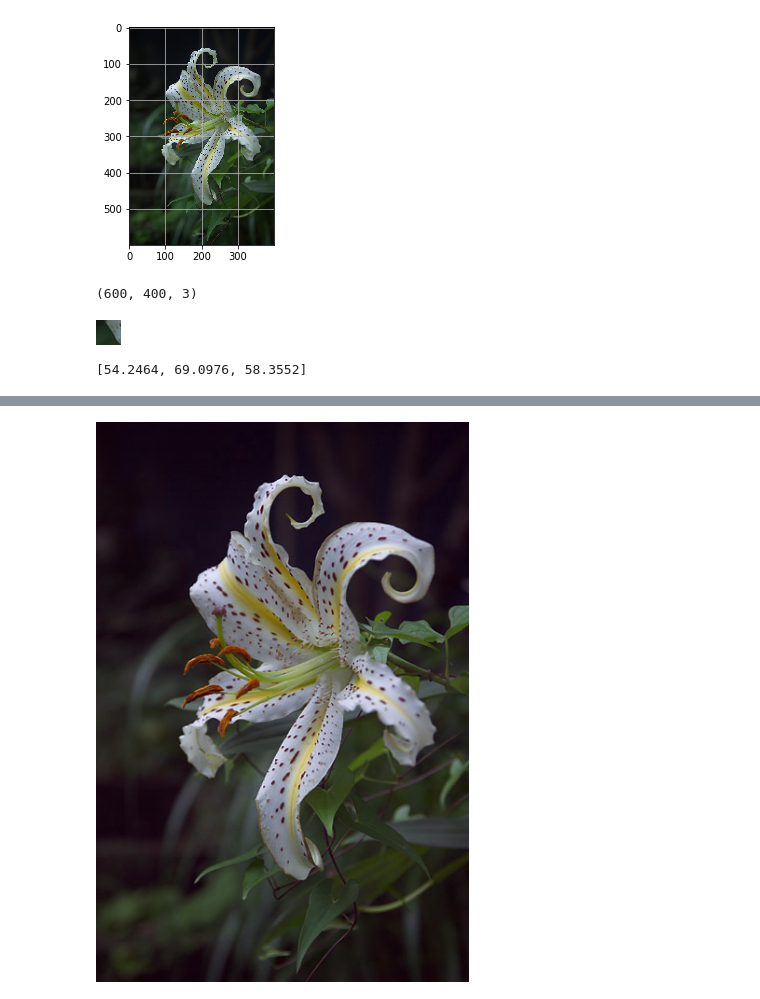
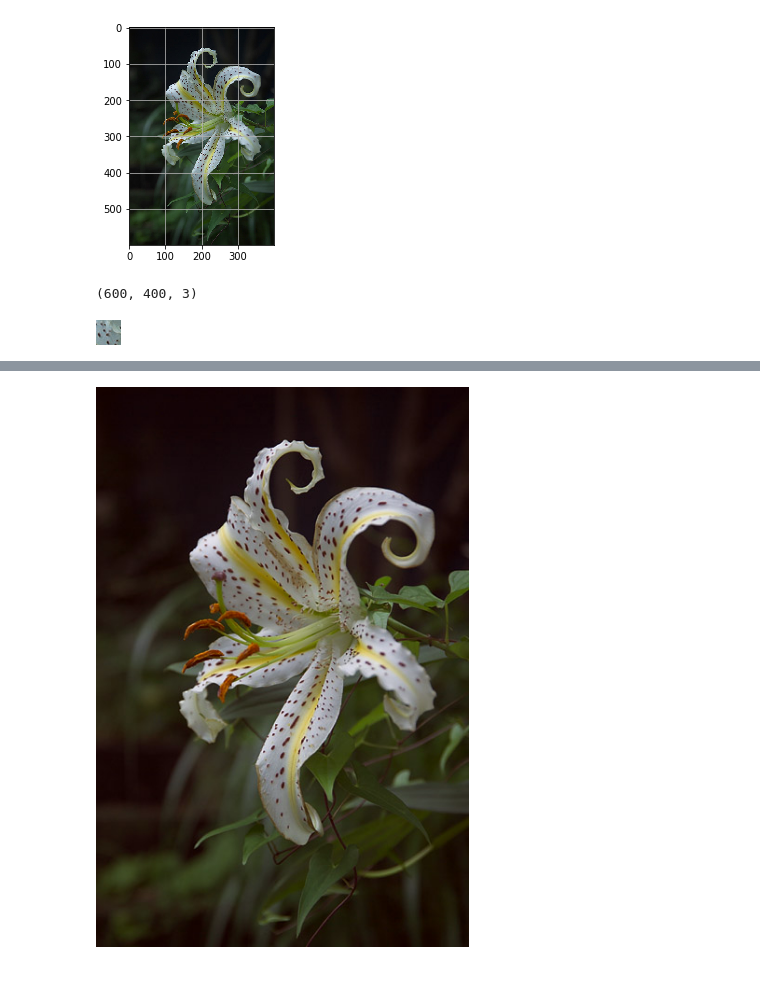
Before and after one commit to sirinnear/num-meth, a Jupyter notebook: Project/White balance reference/White balance.ipynb, the cells around one changed output, grey strips where cells are left out. Drawn from its saved outputs; the diff is of its cells as text; code cells hidden in the pictures.

```diff
--- a/Project/White balance reference/White balance.ipynb
+++ b/Project/White balance reference/White balance.ipynb
@@ -14,26 +14,20 @@ plt.imshow(temp)
 # %% [output]
 <matplotlib.image.AxesImage at 0x...>
 [figure]
-# %%
-data = np.asarray(im)[:, :, :3]
-data.shape
-# %% [output]
-(600, 400, 3)
+# %%
+data = np.asarray(im)
+data.shape
+#should print out (.., .., 3)
+#if 4 is printed out instead of 3, there exists an alpha channel
+# %% [output]
+(600, 400, 3)
 # %%
-#original
-# refpos = (550,360) # top left corner
-# refsize = (32,32) # reference sample size
-
-#my sample
-refpos = (200,100) # top left corner
+#Choose area or space on the image as a gray reference point
+refpos = (140,150) # reference position
 refsize = (25,25) # reference sample size
 
-sub = data[refpos[0]:refpos[0]+refsize[0],refpos[1]:refpos[1]+refsize[1]][:, :, :3]
+sub = data[refpos[0]:refpos[0]+refsize[0],refpos[1]:refpos[1]+refsize[1]] #use this when alpha channel does not exist originally
+# sub = data[refpos[0]:refpos[0]+refsize[0],refpos[1]:refpos[1]+refsize[1]][:, :, :3] #use this when alpha channel does exist
 Image.fromarray(sub)
 # %% [output]
-[figure, old version]
+[figure, new version]
-# %%
-c = list(np.mean(sub[:,:,i]) for i in range(3))
-c
-# %% [output]
-[54.2464, 69.0976, 58.3552]
```
Also changed, not shown: parts of 3 cells of this notebook, 6 other files.
